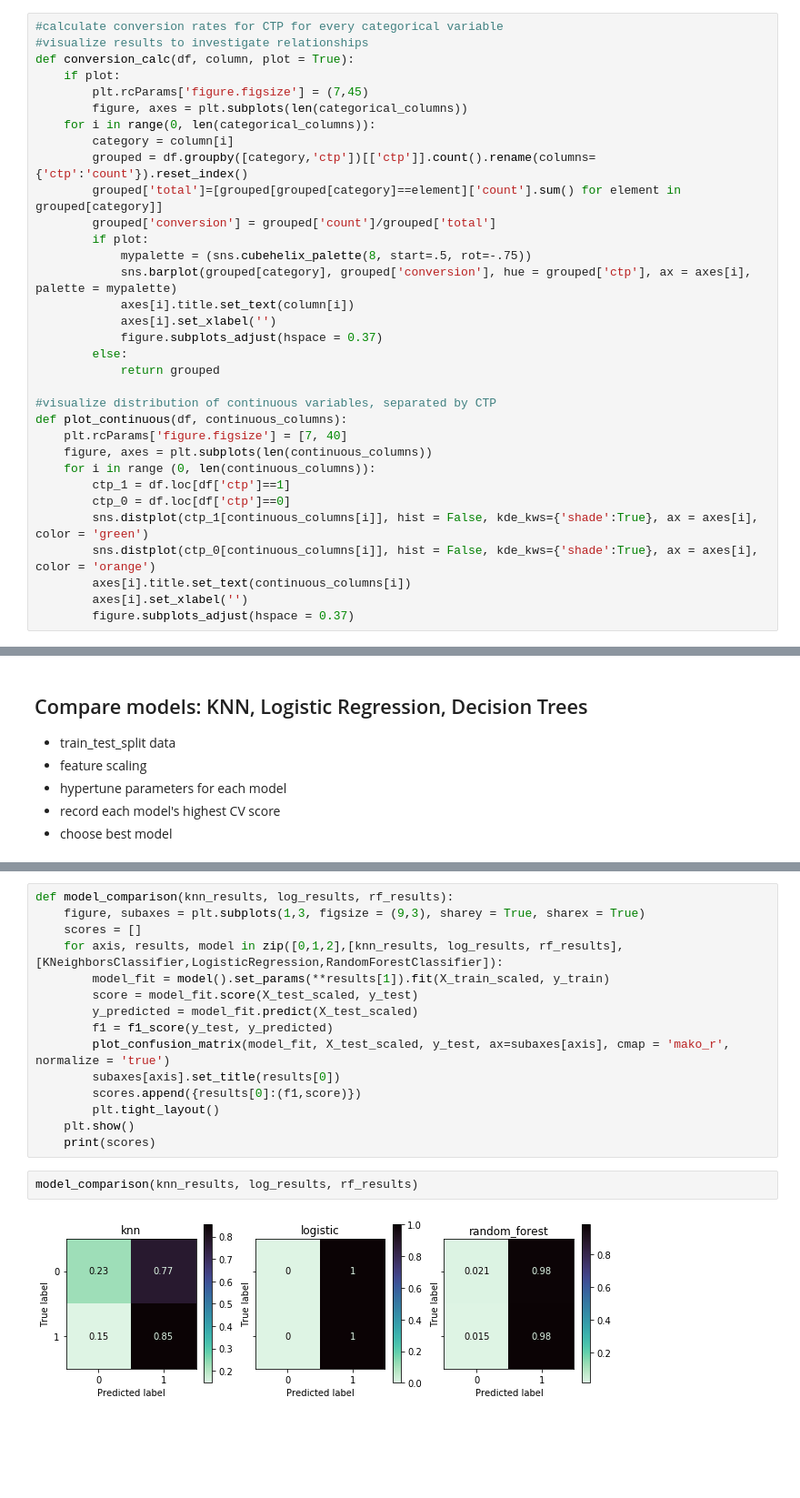
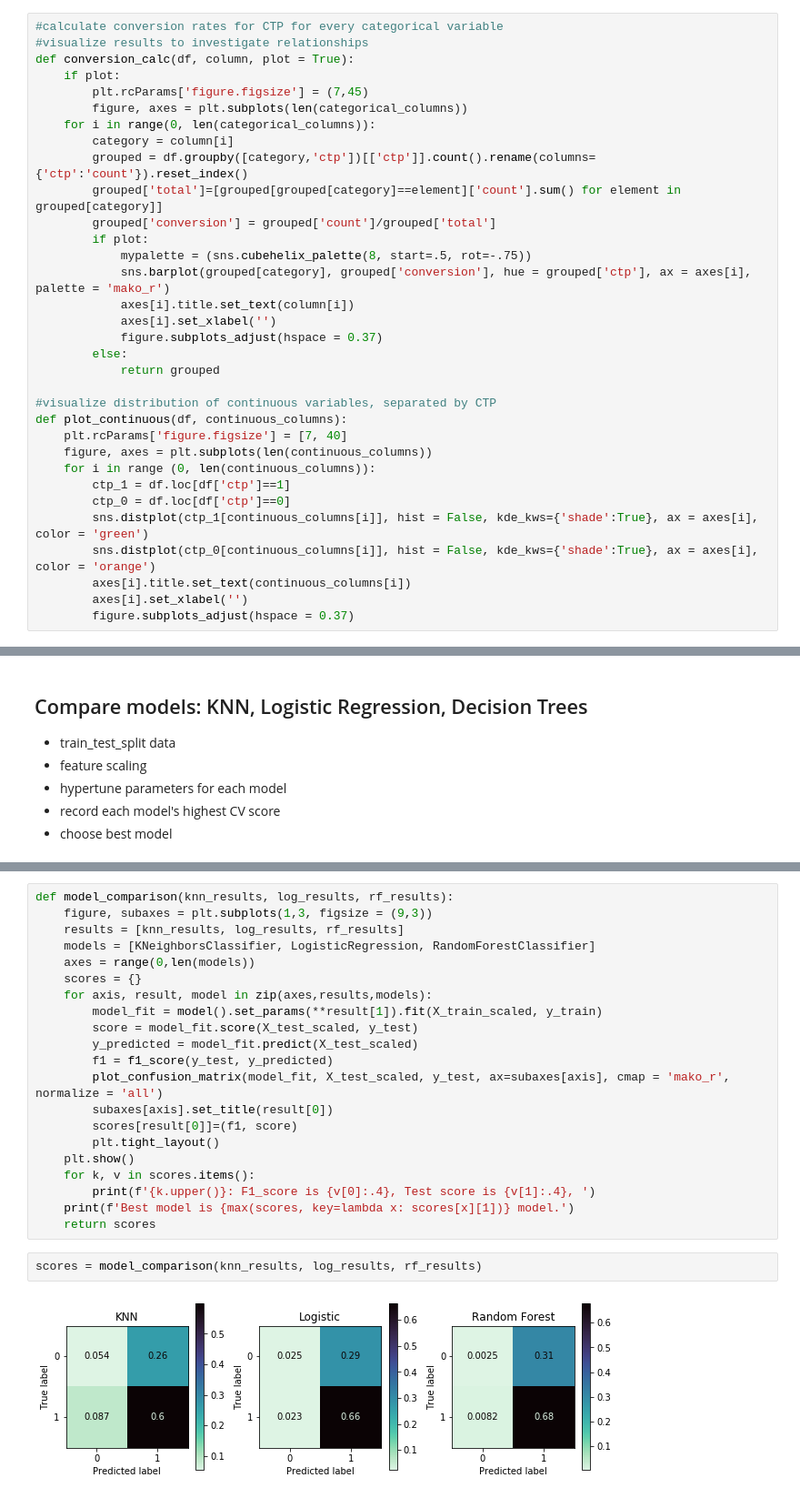
Before and after one commit to christinejiang11/personal_projects, a Jupyter notebook: Homer_Recommendation/Homer_CTP_Classification.ipynb, the cells around one changed output, grey strips where cells are left out. Shown at 91% size. Saved outputs shown, nothing was run; the diff lists cells and outputs as text; blank space fills up the shorter version.

```diff
--- a/Homer_Recommendation/Homer_CTP_Classification.ipynb
+++ b/Homer_Recommendation/Homer_CTP_Classification.ipynb
@@ -64,7 +64,7 @@ def conversion_calc(df, column, plot = True):
         grouped['conversion'] = grouped['count']/grouped['total']
         if plot:
             mypalette = (sns.cubehelix_palette(8, start=.5, rot=-.75))
-            sns.barplot(grouped[category], grouped['conversion'], hue = grouped['ctp'], ax = axes[i], palette = mypalette)
+            sns.barplot(grouped[category], grouped['conversion'], hue = grouped['ctp'], ax = axes[i], palette = 'mako_r')
             axes[i].title.set_text(column[i])
             axes[i].set_xlabel('')
             figure.subplots_adjust(hspace = 0.37)
@@ -432,20 +354,26 @@ log_results, log_df = mymodel.rs_logistic(scaled = True, df = True)
 rf_results, rf_df = mymodel.rs_randomforest(df = True)
 # %%
 def model_comparison(knn_results, log_results, rf_results):
-    figure, subaxes = plt.subplots(1,3, figsize = (9,3), sharey = True, sharex = True)
-    scores = []
-    for axis, results, model in zip([0,1,2],[knn_results, log_results, rf_results],[KNeighborsClassifier,LogisticRegression,RandomForestClassifier]):
-        model_fit = model().set_params(**results[1]).fit(X_train_scaled, y_train)
+    figure, subaxes = plt.subplots(1,3, figsize = (9,3))
+    results = [knn_results, log_results, rf_results]
+    models = [KNeighborsClassifier, LogisticRegression, RandomForestClassifier]
+    axes = range(0,len(models))
+    scores = {}
+    for axis, result, model in zip(axes,results,models):
+        model_fit = model().set_params(**result[1]).fit(X_train_scaled, y_train)
         score = model_fit.score(X_test_scaled, y_test)
         y_predicted = model_fit.predict(X_test_scaled)
         f1 = f1_score(y_test, y_predicted)
-        plot_confusion_matrix(model_fit, X_test_scaled, y_test, ax=subaxes[axis], cmap = 'mako_r', normalize = 'true')
-        subaxes[axis].set_title(results[0])
-        scores.append({results[0]:(f1,score)})
+        plot_confusion_matrix(model_fit, X_test_scaled, y_test, ax=subaxes[axis], cmap = 'mako_r', normalize = 'all')
+        subaxes[axis].set_title(result[0])
+        scores[result[0]]=(f1, score)
         plt.tight_layout()
     plt.show()
-    print(scores)
+    for k, v in scores.items():
+        print(f'{k.upper()}: F1_score is {v[0]:.4}, Test score is {v[1]:.4}, ')
+    print(f'Best model is {max(scores, key=lambda x: scores[x][1])} model.')
+    return scores
 # %%
-model_comparison(knn_results, log_results, rf_results)
+scores = model_comparison(knn_results, log_results, rf_results)
 # %% [output]
-[figure, old version]
+[figure, new version]
```
Also changed, not shown: parts of 12 cells of this notebook.
